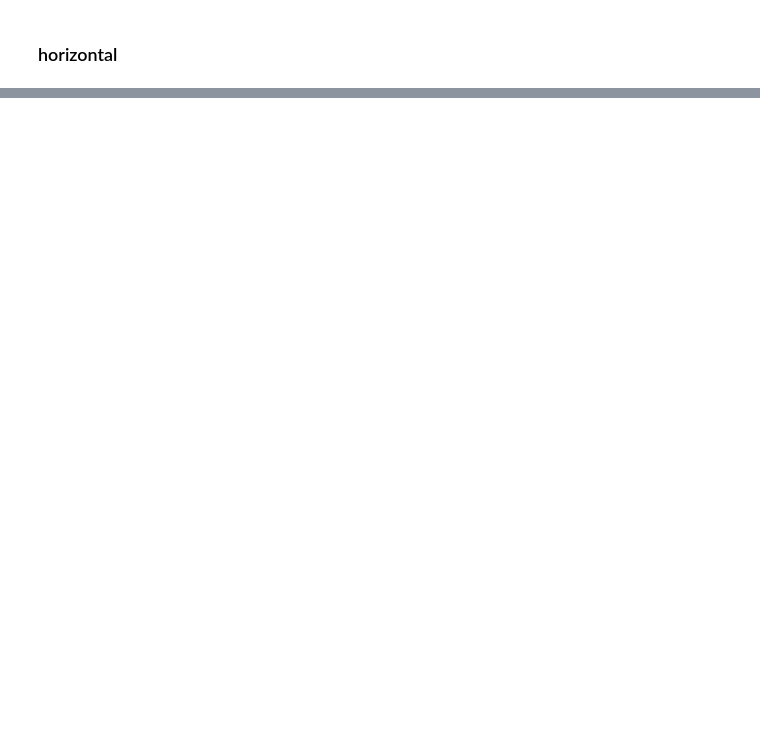
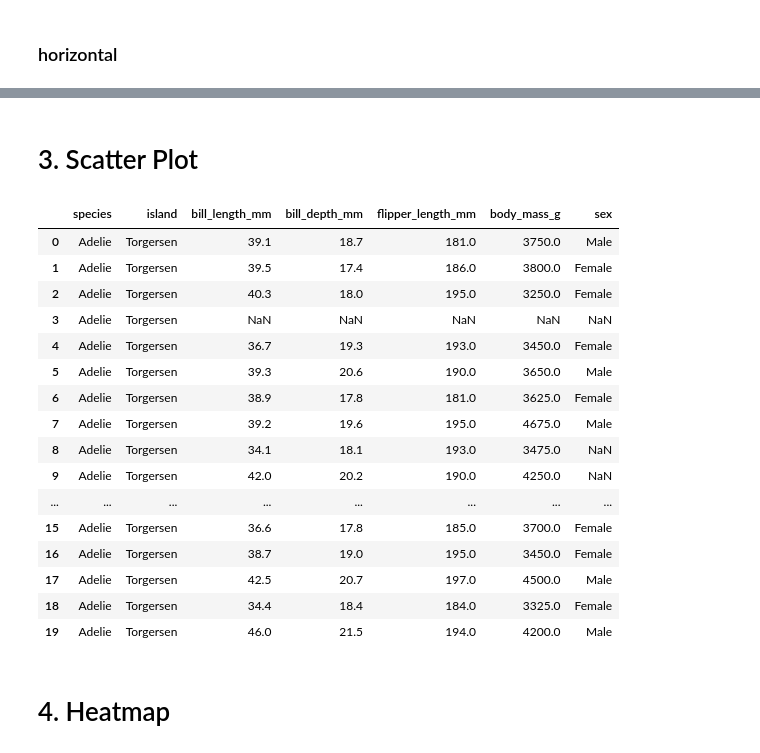
Before and after one commit to lukhi-laksh/Python-Seaborn, a Jupyter notebook: Advance.ipynb, the cells around one changed output, grey strips where cells are left out. Cells and saved outputs as stored; diff of their text form; code cells hidden in the pictures; blank space fills up the shorter version.

```diff
--- a/Advance.ipynb
+++ b/Advance.ipynb
@@ -88,0 +129,28 @@ plt.show()
+# %% [markdown]
+# 3. Scatter Plot
+# %%
+import pandas as pd
+import matplotlib.pyplot as plt
+import seaborn as sns
+scatData = var.head(20)
+scatData
+# %% [output]
+|  | species | island | bill_length_mm | bill_depth_mm | flipper_length_mm | body_mass_g | sex |
+| 0 | Adelie | Torgersen | 39.1 | 18.7 | 181.0 | 3750.0 | Male |
+| 1 | Adelie | Torgersen | 39.5 | 17.4 | 186.0 | 3800.0 | Female |
+| 2 | Adelie | Torgersen | 40.3 | 18.0 | 195.0 | 3250.0 | Female |
+| 3 | Adelie | Torgersen | NaN | NaN | NaN | NaN | NaN |
+| 4 | Adelie | Torgersen | 36.7 | 19.3 | 193.0 | 3450.0 | Female |
+| 5 | Adelie | Torgersen | 39.3 | 20.6 | 190.0 | 3650.0 | Male |
+| 6 | Adelie | Torgersen | 38.9 | 17.8 | 181.0 | 3625.0 | Female |
+| 7 | Adelie | Torgersen | 39.2 | 19.6 | 195.0 | 4675.0 | Male |
+| 8 | Adelie | Torgersen | 34.1 | 18.1 | 193.0 | 3475.0 | NaN |
+| 9 | Adelie | Torgersen | 42.0 | 20.2 | 190.0 | 4250.0 | NaN |
+| ... | ... | ... | ... | ... | ... | ... | ... |
+| 15 | Adelie | Torgersen | 36.6 | 17.8 | 185.0 | 3700.0 | Female |
+| 16 | Adelie | Torgersen | 38.7 | 19.0 | 195.0 | 3450.0 | Female |
+| 17 | Adelie | Torgersen | 42.5 | 20.7 | 197.0 | 4500.0 | Male |
+| 18 | Adelie | Torgersen | 34.4 | 18.4 | 184.0 | 3325.0 | Female |
+| 19 | Adelie | Torgersen | 46.0 | 21.5 | 194.0 | 4200.0 | Male |
+# %% [markdown]
+# 4. Heatmap
```
Also changed, not shown: parts of 8 cells of this notebook.
